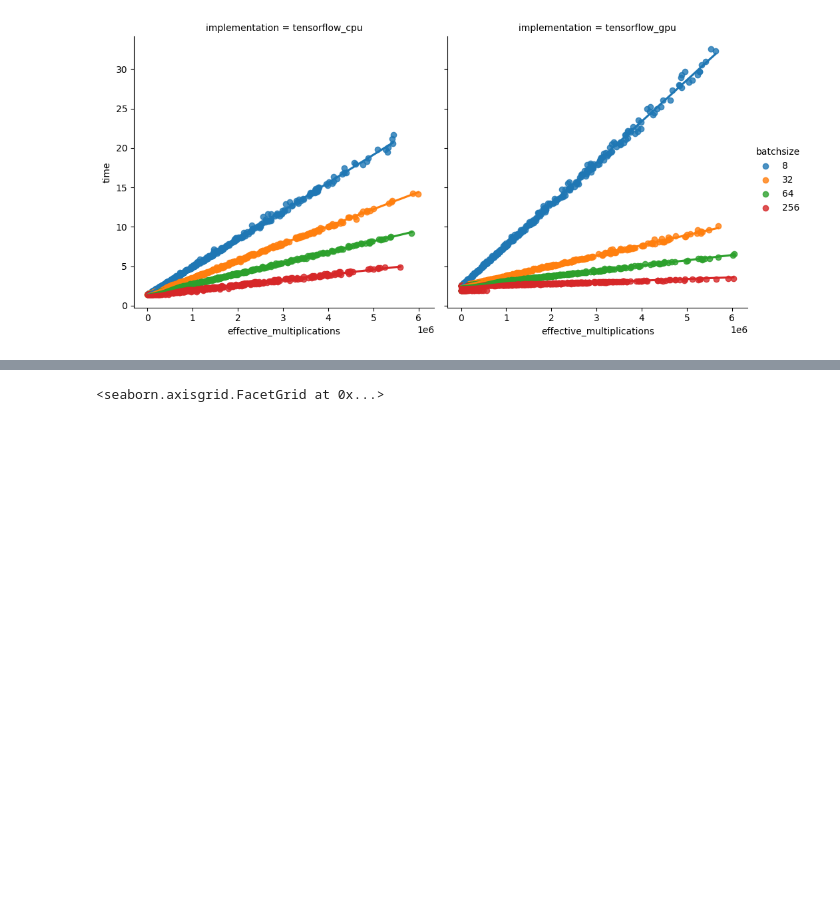
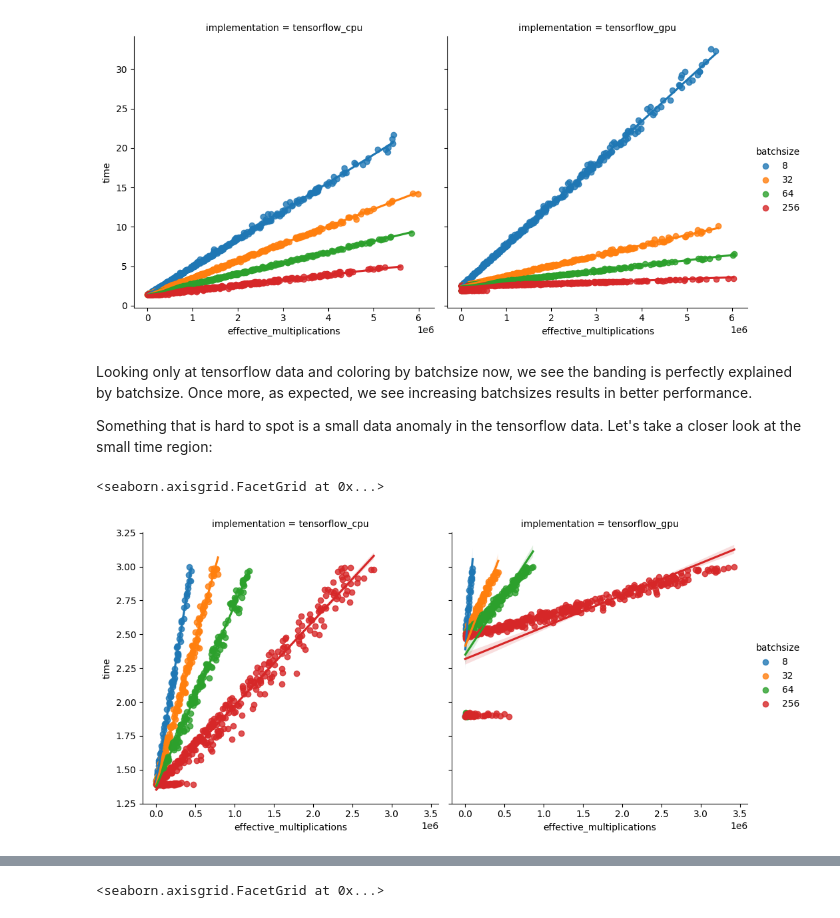
Before and after one commit to hmcalister/Linear-Algebra-Profiling, a Jupyter notebook: Data Cleaning/main.ipynb, the cells around one changed output, grey strips where cells are left out. Saved outputs shown, nothing was run; the diff lists cells and outputs as text; code cells hidden in the pictures; blank space fills up the shorter version.

```diff
--- a/Data Cleaning/main.ipynb
+++ b/Data Cleaning/main.ipynb
@@ -72,3 +93,15 @@ sns.lmplot(data=target_data, x="effective_multiplications", y="time", col="imple
 # %% [output]
 <seaborn.axisgrid.FacetGrid at 0x...>
 [figure]
+# %% [markdown]
+Looking only at tensorflow data and coloring by batchsize now, we see the banding is perfectly explained by batchsize. Once more, as expected, we see increasing batchsizes results in better performance.
+
+Something that is hard to spot is a small data anomaly in the tensorflow data. Let's take a closer look at the small time region:
+# %%
+target_data = all_data.loc[(all_data["implementation"] == "tensorflow_cpu") | (all_data["implementation"] == "tensorflow_gpu")]
+target_data = target_data.loc[target_data["time"]<3.0]
+
+sns.lmplot(data=target_data, x="effective_multiplications", y="time", col="implementation", hue="batchsize")
+# %% [output]
+<seaborn.axisgrid.FacetGrid at 0x...>
+[figure, added]
```
Also changed, not shown: parts of 17 cells of this notebook, 1 other file.
